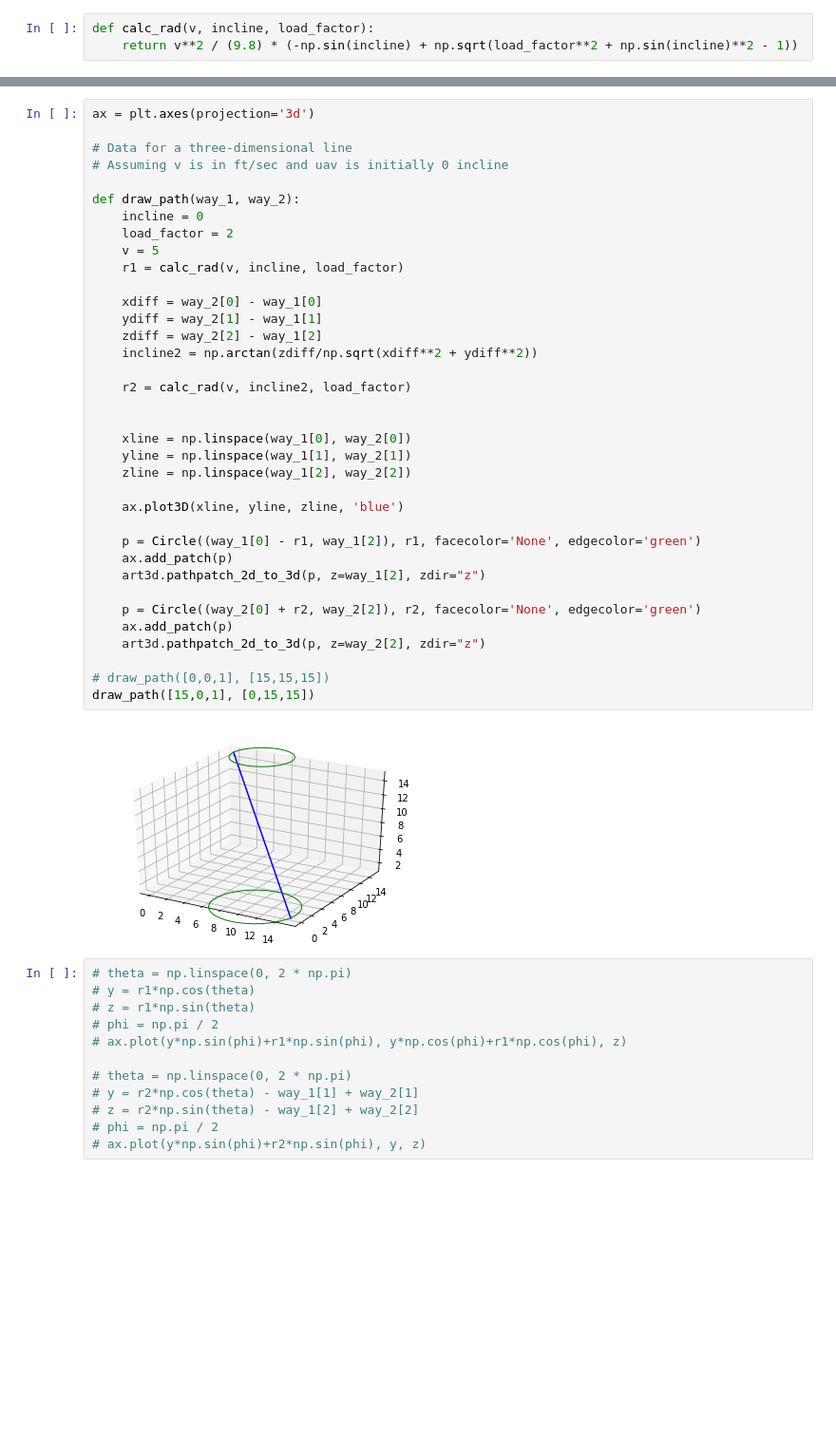
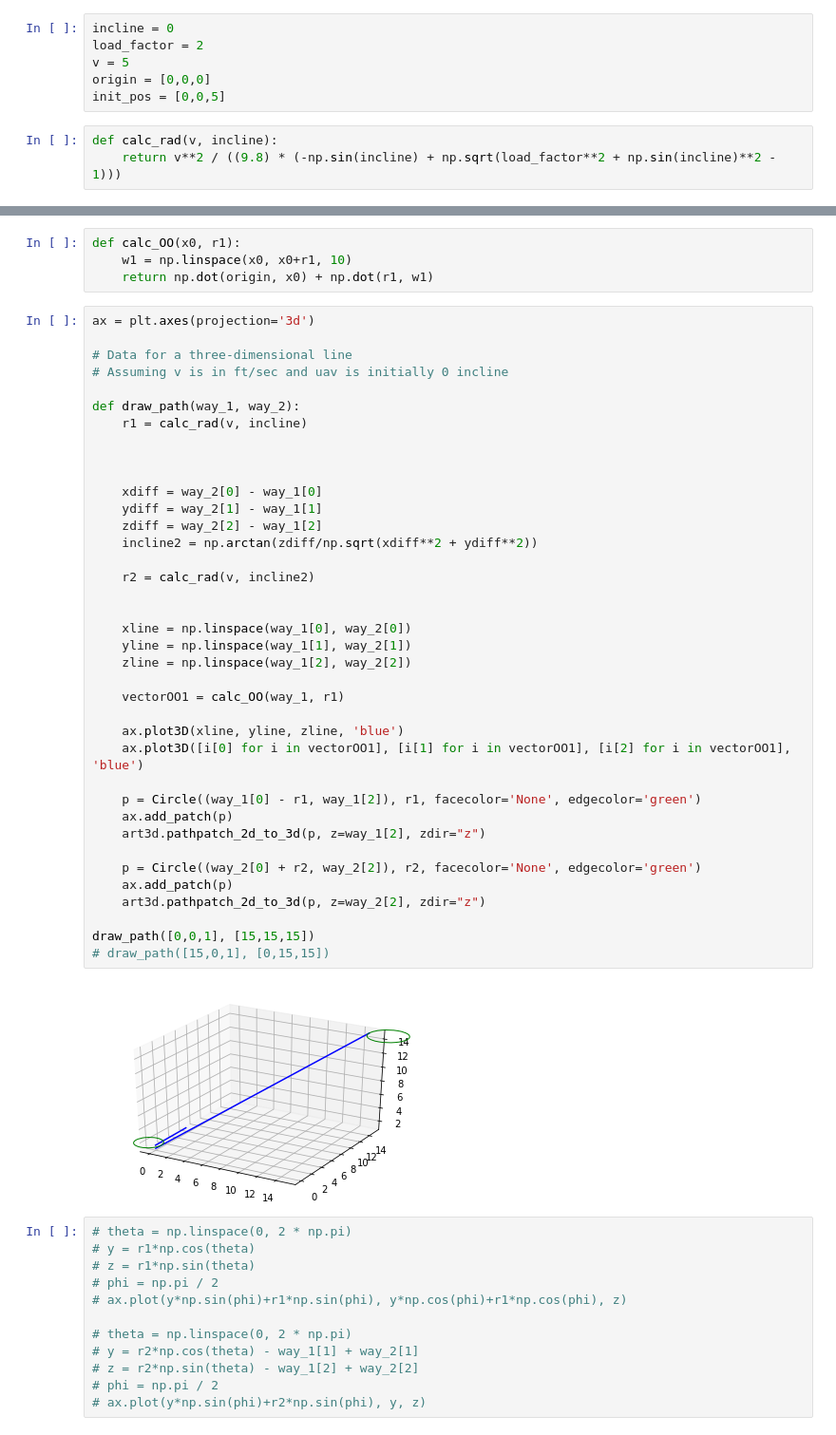
Before and after one commit to UAVs-at-Berkeley/AutoNav, a Jupyter notebook: src/UAV.ipynb, the cells around one changed output, grey strips where cells are left out. Shown at 95% size. Drawn from its saved outputs; the diff is of its cells as text; blank space fills up the shorter version.

```diff
--- a/src/UAV.ipynb
+++ b/src/UAV.ipynb
@@ -8,6 +9,12 @@ import mpl_toolkits.mplot3d.art3d as art3d
 from matplotlib.text import TextPath
 from matplotlib.transforms import Affine2D
 import math
+# %%
+incline = 0
+load_factor = 2
+v = 5
+origin = [0,0,0]
+init_pos = [0,0,5]
 # %%
-def calc_rad(v, incline, load_factor):
-    return v**2 / (9.8) * (-np.sin(incline) + np.sqrt(load_factor**2 + np.sin(incline)**2 - 1))
+def calc_rad(v, incline):
+    return v**2 / ((9.8) * (-np.sin(incline) + np.sqrt(load_factor**2 + np.sin(incline)**2 - 1)))
@@ -14,41 +33,47 @@ def calc_rad(v, incline, load_factor):
+# %%
+def calc_OO(x0, r1):
+    w1 = np.linspace(x0, x0+r1, 10)
+    return np.dot(origin, x0) + np.dot(r1, w1)
 # %%
 ax = plt.axes(projection='3d')
 
 # Data for a three-dimensional line
 # Assuming v is in ft/sec and uav is initially 0 incline
 
 def draw_path(way_1, way_2):
-    incline = 0
-    load_factor = 2
-    v = 5
-    r1 = calc_rad(v, incline, load_factor)
+    r1 = calc_rad(v, incline)
+
+
 
     xdiff = way_2[0] - way_1[0]
     ydiff = way_2[1] - way_1[1]
     zdiff = way_2[2] - way_1[2]
     incline2 = np.arctan(zdiff/np.sqrt(xdiff**2 + ydiff**2))
 
-    r2 = calc_rad(v, incline2, load_factor)
+    r2 = calc_rad(v, incline2)
 
 
     xline = np.linspace(way_1[0], way_2[0])
     yline = np.linspace(way_1[1], way_2[1])
     zline = np.linspace(way_1[2], way_2[2])
 
+    vectorOO1 = calc_OO(way_1, r1)
+
     ax.plot3D(xline, yline, zline, 'blue')
+    ax.plot3D([i[0] for i in vectorOO1], [i[1] for i in vectorOO1], [i[2] for i in vectorOO1], 'blue')
 
     p = Circle((way_1[0] - r1, way_1[2]), r1, facecolor='None', edgecolor='green')
     ax.add_patch(p)
     art3d.pathpatch_2d_to_3d(p, z=way_1[2], zdir="z")
 
     p = Circle((way_2[0] + r2, way_2[2]), r2, facecolor='None', edgecolor='green')
     ax.add_patch(p)
     art3d.pathpatch_2d_to_3d(p, z=way_2[2], zdir="z")
 
-# draw_path([0,0,1], [15,15,15])
-draw_path([15,0,1], [0,15,15])
+draw_path([0,0,1], [15,15,15])
+# draw_path([15,0,1], [0,15,15])
 # %% [output]
-[figure, old version]
+[figure, new version]
 # %%
 # theta = np.linspace(0, 2 * np.pi)
 # y = r1*np.cos(theta)
```
Also changed, not shown: parts of 5 cells of this notebook.
